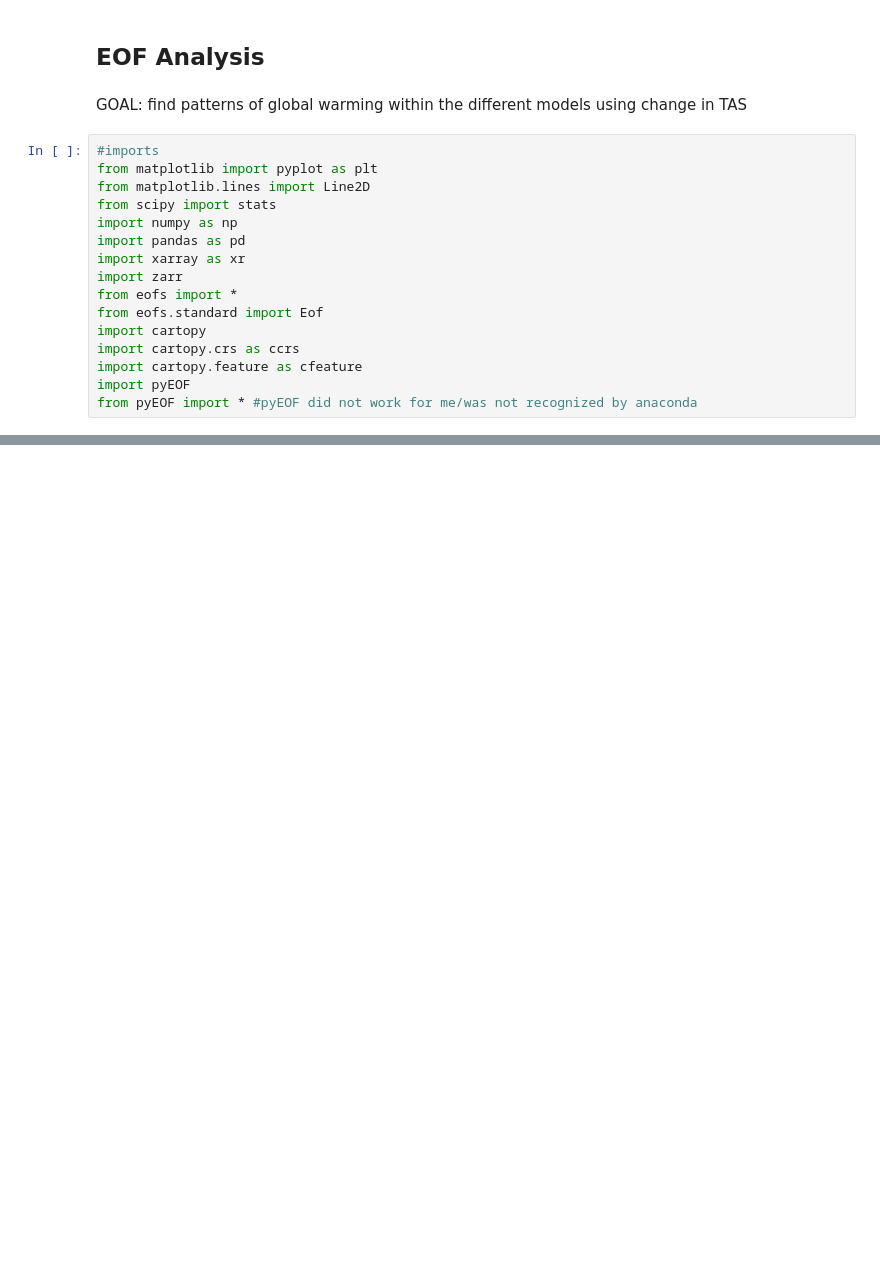
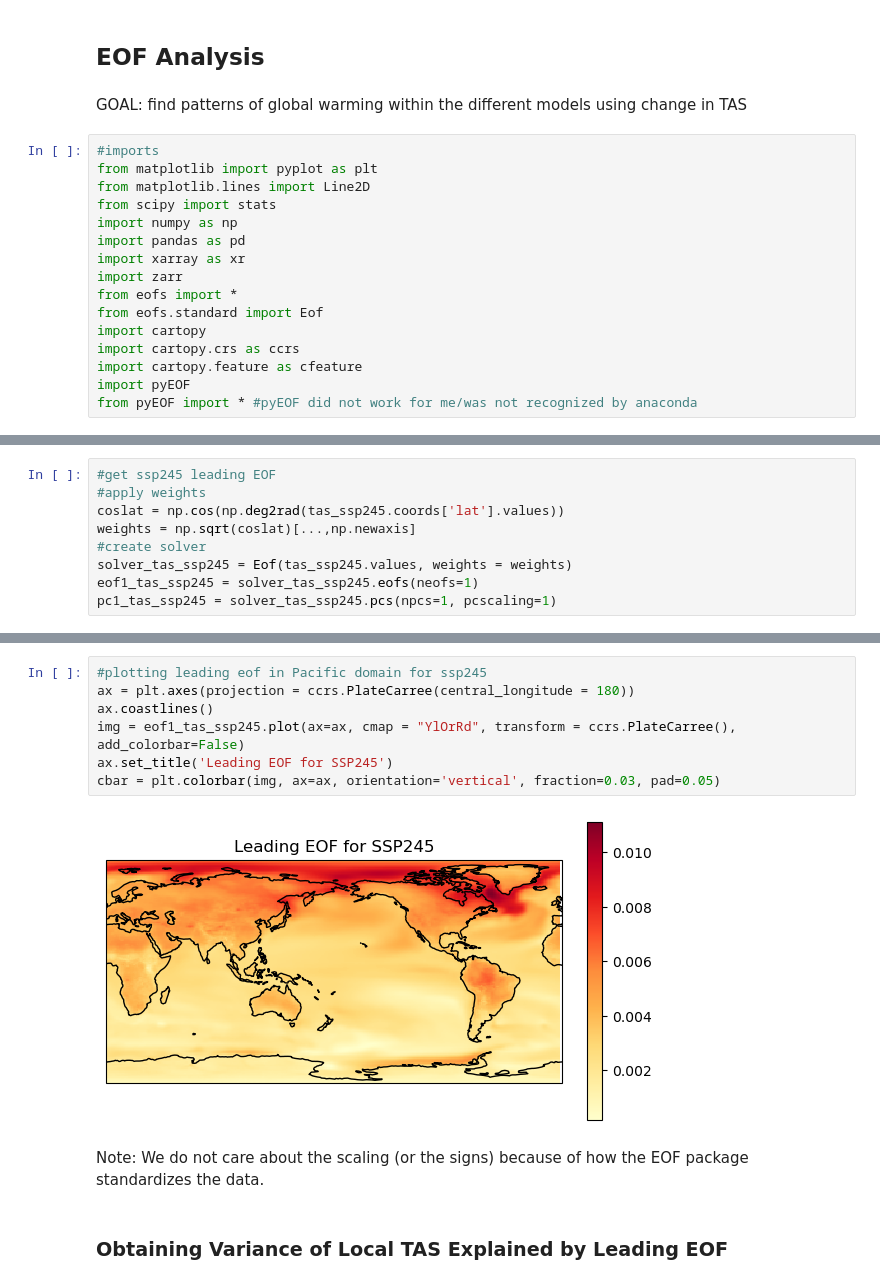
Before and after one commit to jinnayoon/cmip6-tempchangeproj, a Jupyter notebook: EOF_analysis.ipynb, the cells around one changed output, grey strips where cells are left out. Cells and saved outputs as stored; diff of their text form; blank space fills up the shorter version.

```diff
--- a/EOF_analysis.ipynb
+++ b/EOF_analysis.ipynb
@@ -48,0 +63,9 @@ Coordinates:
+# %%
+#get ssp245 leading EOF
+#apply weights
+coslat = np.cos(np.deg2rad(tas_ssp245.coords['lat'].values))
+weights = np.sqrt(coslat)[...,np.newaxis]
+#create solver
+solver_tas_ssp245 = Eof(tas_ssp245.values, weights = weights)
+eof1_tas_ssp245 = solver_tas_ssp245.eofs(neofs=1)
+pc1_tas_ssp245 = solver_tas_ssp245.pcs(npcs=1, pcscaling=1)
@@ -49 +100,14 @@ Coordinates:
+# %%
+#plotting leading eof in Pacific domain for ssp245
+ax = plt.axes(projection = ccrs.PlateCarree(central_longitude = 180))
+ax.coastlines()
+img = eof1_tas_ssp245.plot(ax=ax, cmap = "YlOrRd", transform = ccrs.PlateCarree(), add_colorbar=False)
+ax.set_title('Leading EOF for SSP245')
+cbar = plt.colorbar(img, ax=ax, orientation='vertical', fraction=0.03, pad=0.05)
+# %% [output]
+[figure, added]
+# %% [markdown]
+Note: We do not care about the scaling (or the signs) because of how the EOF package standardizes the data.
+# %% [markdown]
+### Obtaining Variance of Local TAS Explained by Leading EOF
 # %%
```
Also changed, not shown: parts of 35 cells of this notebook.
